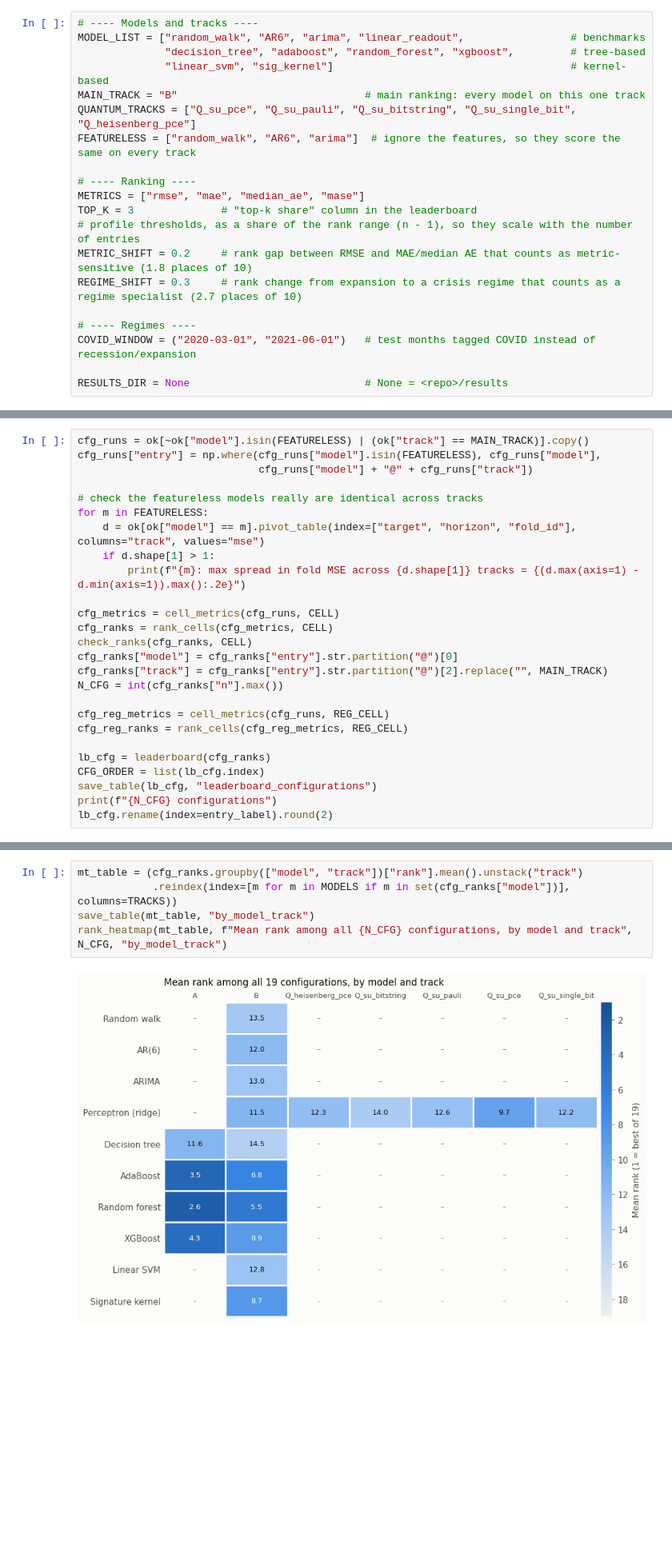
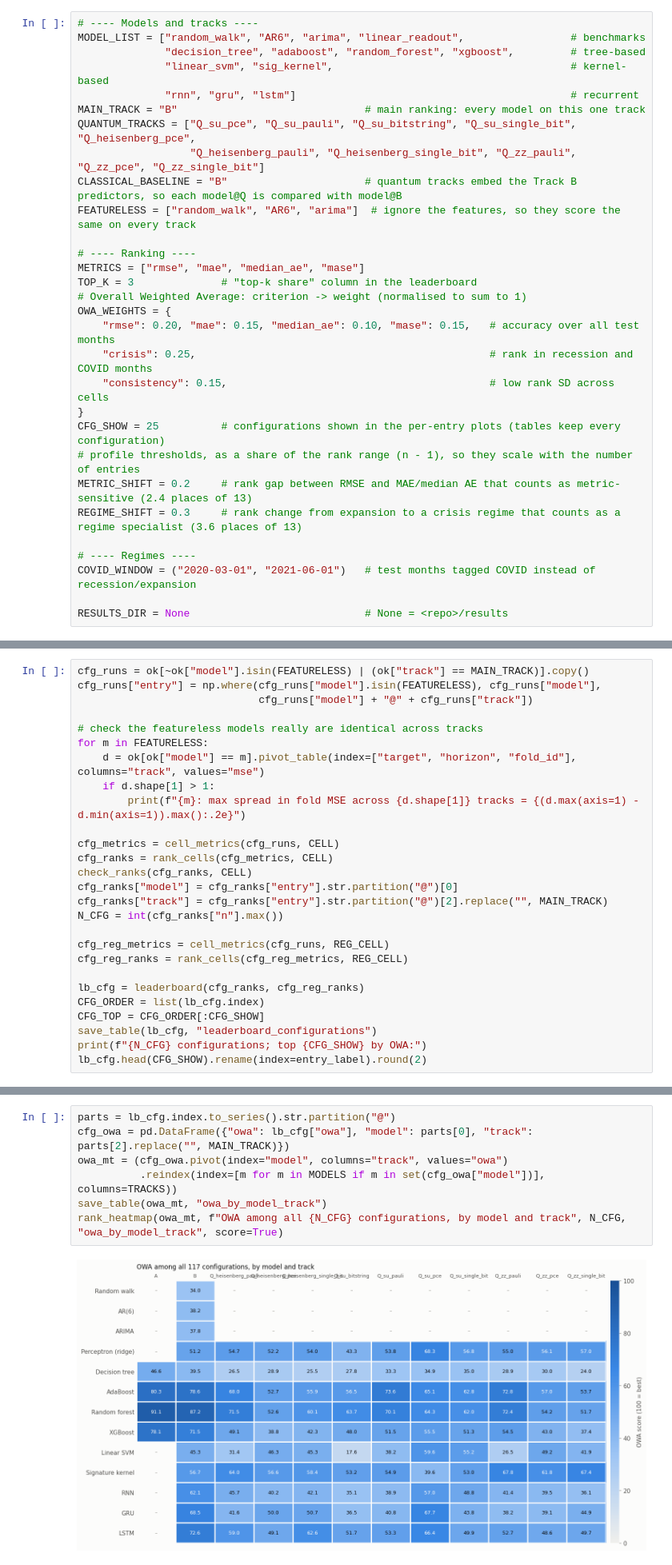
Before and after one commit to manuelarceaguirre/capstone-quantum, a Jupyter notebook: notebooks/04_model_rankings.ipynb, the cells around one changed output, grey strips where cells are left out. Shown at 80% size. Cells and saved outputs as stored; diff of their text form; blank space fills up the shorter version.

Commit message:
track A results

```diff
--- a/notebooks/04_model_rankings.ipynb
+++ b/notebooks/04_model_rankings.ipynb
@@ -22,17 +33,27 @@ Reads `results/raw/` only. Figures go to `results/figures/rank_*.png`, tables to
 # ---- Models and tracks ----
 MODEL_LIST = ["random_walk", "AR6", "arima", "linear_readout",                 # benchmarks
               "decision_tree", "adaboost", "random_forest", "xgboost",         # tree-based
-              "linear_svm", "sig_kernel"]                                      # kernel-based
+              "linear_svm", "sig_kernel",                                      # kernel-based
+              "rnn", "gru", "lstm"]                                            # recurrent
 MAIN_TRACK = "B"                              # main ranking: every model on this one track
-QUANTUM_TRACKS = ["Q_su_pce", "Q_su_pauli", "Q_su_bitstring", "Q_su_single_bit", "Q_heisenberg_pce"]
+QUANTUM_TRACKS = ["Q_su_pce", "Q_su_pauli", "Q_su_bitstring", "Q_su_single_bit", "Q_heisenberg_pce",
+                  "Q_heisenberg_pauli", "Q_heisenberg_single_bit", "Q_zz_pauli", "Q_zz_pce", "Q_zz_single_bit"]
+CLASSICAL_BASELINE = "B"                      # quantum tracks embed the Track B predictors, so each model@Q is compared with model@B
 FEATURELESS = ["random_walk", "AR6", "arima"]  # ignore the features, so they score the same on every track
 
 # ---- Ranking ----
 METRICS = ["rmse", "mae", "median_ae", "mase"]
 TOP_K = 3              # "top-k share" column in the leaderboard
+# Overall Weighted Average: criterion -> weight (normalised to sum to 1)
+OWA_WEIGHTS = {
+    "rmse": 0.20, "mae": 0.15, "median_ae": 0.10, "mase": 0.15,   # accuracy over all test months
+    "crisis": 0.25,                                               # rank in recession and COVID months
+    "consistency": 0.15,                                          # low rank SD across cells
+}
+CFG_SHOW = 25          # configurations shown in the per-entry plots (tables keep every configuration)
 # profile thresholds, as a share of the rank range (n - 1), so they scale with the number of entries
-METRIC_SHIFT = 0.2     # rank gap between RMSE and MAE/median AE that counts as metric-sensitive (1.8 places of 10)
-REGIME_SHIFT = 0.3     # rank change from expansion to a crisis regime that counts as a regime specialist (2.7 places of 10)
+METRIC_SHIFT = 0.2     # rank gap between RMSE and MAE/median AE that counts as metric-sensitive (2.4 places of 13)
+REGIME_SHIFT = 0.3     # rank change from expansion to a crisis regime that counts as a regime specialist (3.6 places of 13)
 
 # ---- Regimes ----
 COVID_WINDOW = ("2020-03-01", "2021-06-01")   # test months tagged COVID instead of recession/expansion
@@ -592,11 +699,12 @@ N_CFG = int(cfg_ranks["n"].max())
 cfg_reg_metrics = cell_metrics(cfg_runs, REG_CELL)
 cfg_reg_ranks = rank_cells(cfg_reg_metrics, REG_CELL)
 
-lb_cfg = leaderboard(cfg_ranks)
+lb_cfg = leaderboard(cfg_ranks, cfg_reg_ranks)
 CFG_ORDER = list(lb_cfg.index)
+CFG_TOP = CFG_ORDER[:CFG_SHOW]
 save_table(lb_cfg, "leaderboard_configurations")
-print(f"{N_CFG} configurations")
-lb_cfg.rename(index=entry_label).round(2)
+print(f"{N_CFG} configurations; top {CFG_SHOW} by OWA:")
+lb_cfg.head(CFG_SHOW).rename(index=entry_label).round(2)
 # %% [output]
 random_walk: max spread in fold MSE across 6 tracks = 0.00e+00
 AR6: max spread in fold MSE across 6 tracks = 0.00e+00
@@ -626,10 +739,12 @@ The same configuration ranks, laid out with models as rows and tracks as columns
 # %%
-mt_table = (cfg_ranks.groupby(["model", "track"])["rank"].mean().unstack("track")
-            .reindex(index=[m for m in MODELS if m in set(cfg_ranks["model"])], columns=TRACKS))
-save_table(mt_table, "by_model_track")
-rank_heatmap(mt_table, f"Mean rank among all {N_CFG} configurations, by model and track", N_CFG, "by_model_track")
+parts = lb_cfg.index.to_series().str.partition("@")
+cfg_owa = pd.DataFrame({"owa": lb_cfg["owa"], "model": parts[0], "track": parts[2].replace("", MAIN_TRACK)})
+owa_mt = (cfg_owa.pivot(index="model", columns="track", values="owa")
+          .reindex(index=[m for m in MODELS if m in set(cfg_owa["model"])], columns=TRACKS))
+save_table(owa_mt, "owa_by_model_track")
+rank_heatmap(owa_mt, f"OWA among all {N_CFG} configurations, by model and track", N_CFG, "owa_by_model_track", score=True)
 # %% [output]
-[figure, old version]
+[figure, new version]
 # %% [markdown]
 ### 5.2 Configurations by metric, target, horizon and regime
 # %%
```
Also changed, not shown: parts of 36 cells of this notebook, 41 other files.
